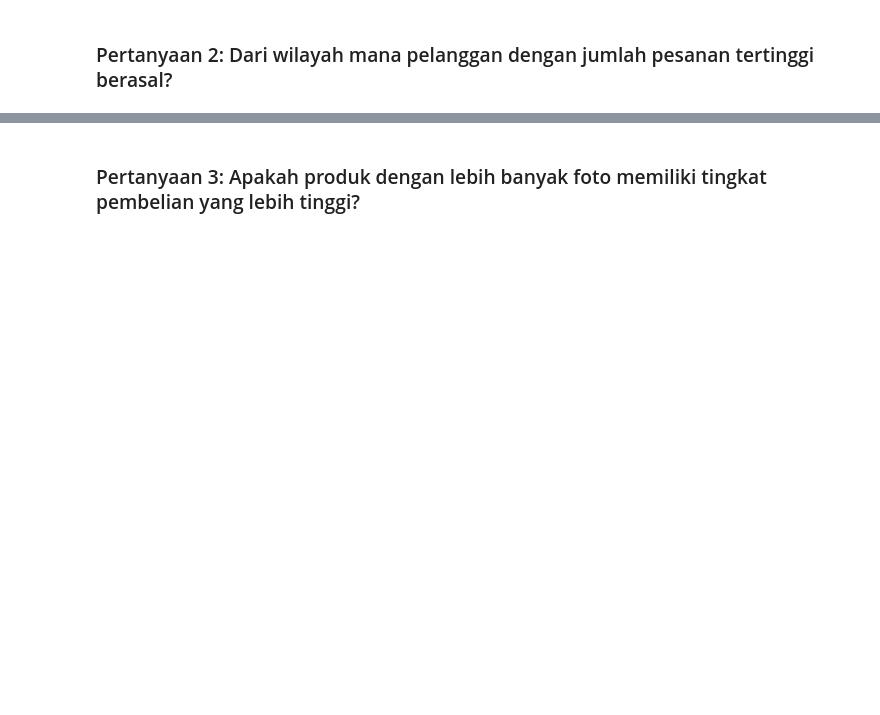
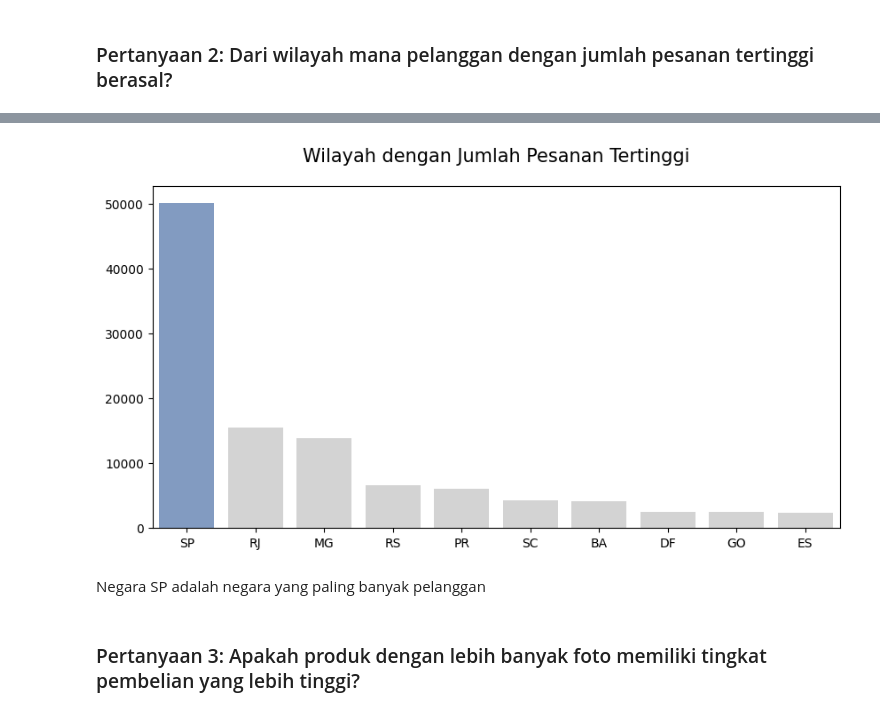
Before and after one commit to asgarindoo/CCMLP-Ecommerce-Analysis, a Jupyter notebook: notebook.ipynb, the cells around one changed output, grey strips where cells are left out. Cells and saved outputs as stored; diff of their text form; code cells hidden in the pictures; blank space fills up the shorter version.

```diff
--- a/notebook.ipynb
+++ b/notebook.ipynb
@@ -752,2 +1232,5 @@ orders_df.describe(include="all")
 # %% [markdown]
 ### Pertanyaan 2: Dari wilayah mana pelanggan dengan jumlah pesanan tertinggi berasal?
+# %%
+top_states = all_df['customer_state'].value_counts()
+top_states.head(10)
@@ -754,2 +1250,19 @@ orders_df.describe(include="all")
+# %%
+plt.figure(figsize=(10,5))
+
+top_states = top_states.head(10)
+colors = ["#79C" ,"#D3D3D3", "#D3D3D3", "#D3D3D3", "#D3D3D3", "#D3D3D3", "#D3D3D3", "#D3D3D3", "#D3D3D3", "#D3D3D3"]
+
+sns.barplot(x=top_states.index, y=top_states.values, palette=colors, hue=top_states.index)
+
+plt.title("Wilayah dengan Jumlah Pesanan Tertinggi", pad=20, size=15)
+plt.xlabel(None)
+plt.ylabel(None)
+
+plt.show()
+# %% [output]
+[figure, added]
+# %% [markdown]
+Negara SP adalah negara yang paling banyak pelanggan
 # %% [markdown]
 ### Pertanyaan 3: Apakah produk dengan lebih banyak foto memiliki tingkat pembelian yang lebih tinggi?
```
Also changed, not shown: parts of 68 cells of this notebook.
